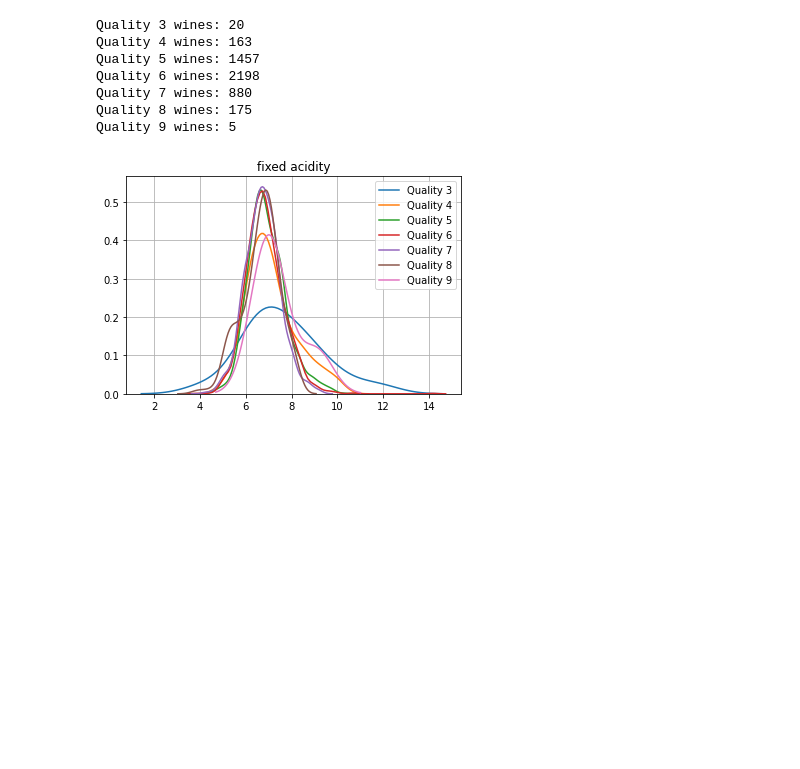
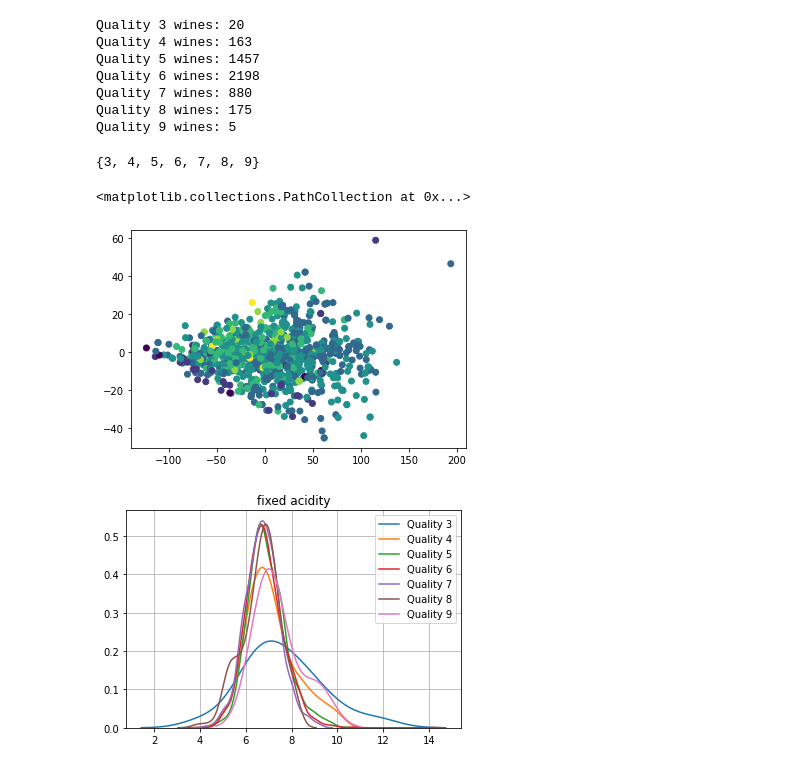
Before and after one commit to GabrieleCuni/Wine_Quality, a Jupyter notebook: MML_GC.ipynb, the cells around one changed output. Cells and saved outputs as stored; diff of their text form; code cells hidden in the pictures; blank space fills up the shorter version.

```diff
--- a/MML_GC.ipynb
+++ b/MML_GC.ipynb
@@ -56 +59,14 @@ Quality 9 wines: 5
+# %%
+pca = PCA(n_components=2)
+x_new = pca.fit_transform(dataset[feature_names])
+# %%
+set(dataset["quality"])
+# %% [output]
+{3, 4, 5, 6, 7, 8, 9}
+# %%
+points = 1000
+plt.scatter(x_new[:points,0],x_new[:points,1],c=dataset["quality"][:points])
+# %% [output]
+<matplotlib.collections.PathCollection at 0x...>
+[figure, added]
 # %%
```
Also changed, not shown: parts of 11 cells of this notebook.
